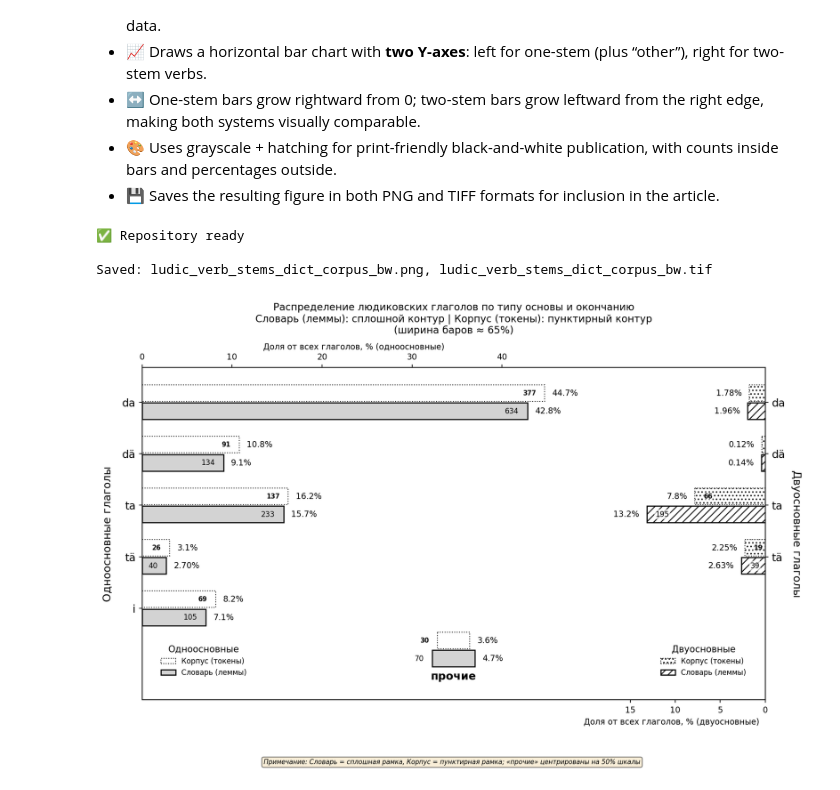
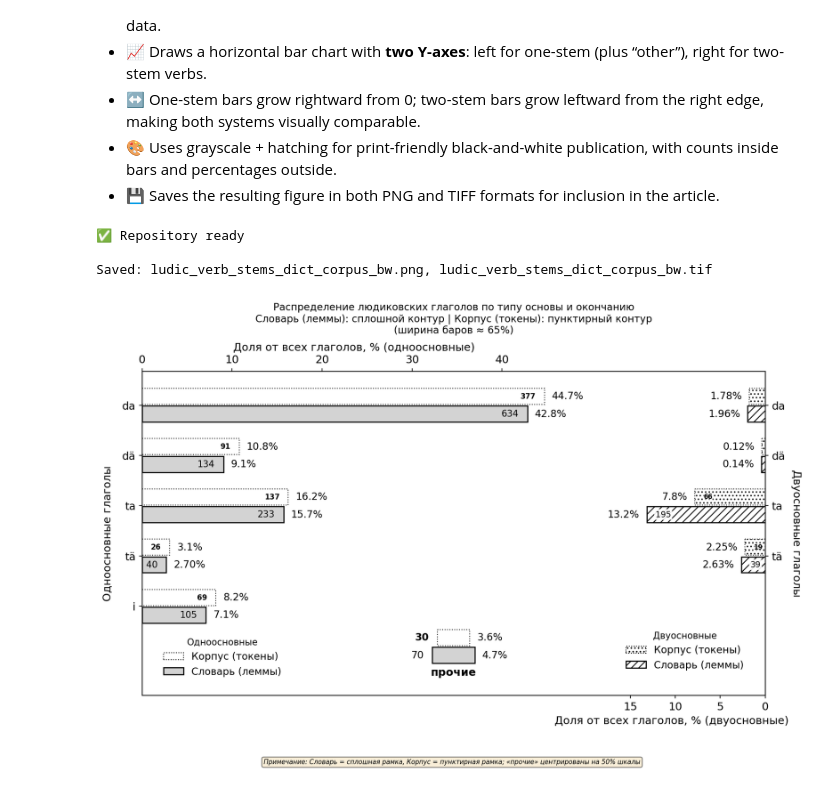
Before and after one commit to componavt/dictorpus-space, a Jupyter notebook: src/notebooks/ludic_verb_stems_distribution.ipynb, the cells around one changed output. Saved outputs shown, nothing was run; the diff lists cells and outputs as text; code cells hidden in the pictures.

Commit message:
bigger fontsize

```diff
--- a/src/notebooks/ludic_verb_stems_distribution.ipynb
+++ b/src/notebooks/ludic_verb_stems_distribution.ipynb
@@ -22,7 +22,7 @@ plt.rcParams["figure.dpi"] = 150
 plt.rcParams["font.family"] = "DejaVu Sans"
 
 # === Display parameters ===
-ANNOT_BG_ALPHA = 0.7      # background transparency for numbers in hatched bars
+ANNOT_BG_ALPHA = 0.9      # background transparency for numbers in hatched bars
 X_WIDTH_PERCENT = 65      # percentage of total X width occupied by bars
 BAR_GROUP_GAP = 0.35      # vertical gap between dictionary and corpus bars within a group
 BAR_HEIGHT = 0.32         # height of each individual bar (reduced for grouping)
@@ -155,10 +155,10 @@ def draw_chart():
         y_dict_left, lv_dict, lv_dict_visible, left_dict_cnts, left_dict_pcts
     ):
         ax.text(val_visible - 0.014 * x_max, y, str(cnt),  # ← ИСПРАВЛЕНО: val_visible
-                va="center", ha="right", fontsize=8, weight="normal")
+                va="center", ha="right", fontsize=10, weight="normal")
         pct_str = f"{pct:.1f}%" if pct > 3 else f"{pct:.2f}%"
         ax.text(val_visible + 0.012 * x_max, y, pct_str,  # ← ИСПРАВЛЕНО: val_visible
-                va="center", ha="left", fontsize=9, weight="normal")
+                va="center", ha="left", fontsize=11, weight="normal")
 
     # ═══════════════════════════════════════════════════════════════════
     # DICTIONARY DATA (solid bars) - RIGHT SIDE (two-stem)
@@ -175,13 +175,13 @@ def draw_chart():
 
         if label in ["da", "ta", "tä"] and val_visible > 2:  # ← ИСПРАВЛЕНО: val_visible
             txt = ax.text(left_edge + 0.014 * x_max, y, str(cnt),
-                          va="center", ha="left", fontsize=8, weight="normal")
+                          va="center", ha="left", fontsize=9, weight="normal")
             txt.set_bbox(dict(facecolor="white", edgecolor="none",
                               boxstyle="round,pad=0.15", alpha=ANNOT_BG_ALPHA))
 
         pct_str = f"{pct:.1f}%" if pct > 3 else f"{pct:.2f}%"
         ax.text(left_edge - 0.012 * x_max, y, pct_str,
-                va="center", ha="right", fontsize=9, weight="normal")
+                va="center", ha="right", fontsize=11, weight="normal")
 
     # ═══════════════════════════════════════════════════════════════════
     # DICTIONARY DATA - CENTER ("прочие")
@@ -194,10 +194,10 @@ def draw_chart():
             linewidth=1.2, linestyle="solid")
 
     ax.text(x_center - other_dict_visible / 2 - 0.014 * x_max, y_dict_other,
-            str(other_dict_cnt), va="center", ha="right", fontsize=8)
+            str(other_dict_cnt), va="center", ha="right", fontsize=11)
     pct_str = f"{other_dict_pct:.1f}%" if other_dict_pct > 3 else f"{other_dict_pct:.2f}%"
     ax.text(x_center + other_dict_visible / 2 + 0.012 * x_max, y_dict_other,
-            pct_str, va="center", ha="left", fontsize=9)
+            pct_str, va="center", ha="left", fontsize=11)
 
     # ═══════════════════════════════════════════════════════════════════
     # CORPUS DATA (dotted outline, NO hatch) - LEFT SIDE (one-stem)
@@ -213,10 +213,10 @@ def draw_chart():
         visible_val = pct * 3 if pct < 1 else pct
         if visible_val > 0.5:
             ax.text(visible_val - 0.014 * x_max, y, str(cnt),
-                    va="center", ha="right", fontsize=7, weight="bold", color="black")
+                    va="center", ha="right", fontsize=8, weight="bold", color="black")
         pct_str = f"{pct:.1f}%" if pct > 3 else f"{pct:.2f}%"
         ax.text(visible_val + 0.012 * x_max, y, pct_str,
-                va="center", ha="left", fontsize=9, weight="normal", color="black")
+                va="center", ha="left", fontsize=11, weight="normal", color="black")
 
     # ═══════════════════════════════════════════════════════════════════
     # CORPUS DATA (dotted outline + dots hatch) - RIGHT SIDE (two-stem)
@@ -239,7 +239,7 @@ def draw_chart():
 
         pct_str = f"{pct:.1f}%" if pct > 3 else f"{pct:.2f}%"
         ax.text(left_edge - 0.012 * x_max, y, pct_str,
-                va="center", ha="right", fontsize=9, weight="normal", color="black")
+                va="center", ha="right", fontsize=11, weight="normal", color="black")
 
     # ═══════════════════════════════════════════════════════════════════
     # CORPUS DATA - CENTER ("прочие"), NO hatch
@@ -252,10 +252,10 @@ def draw_chart():
 
     if other_corpus_cnt > 0:
         ax.text(x_center - other_corpus_visible / 2 - 0.014 * x_max, y_corpus_other,
-                str(other_corpus_cnt), va="center", ha="right", fontsize=7, weight="bold")
+                str(other_corpus_cnt), va="center", ha="right", fontsize=11, weight="bold")
     pct_str = f"{other_corpus_pct:.1f}%" if other_corpus_pct > 3 else f"{other_corpus_pct:.2f}%"
     ax.text(x_center + other_corpus_visible / 2 + 0.012 * x_max, y_corpus_other,
-            pct_str, va="center", ha="left", fontsize=9)
+            pct_str, va="center", ha="left", fontsize=11)
 
     # ═══════════════════════════════════════════════════════════════════
     # LABEL "прочие" ABOVE THE BARS (not between)
@@ -302,8 +302,8 @@ def draw_chart():
     ax.xaxis.set_label_position("top")
     top_ticks = [0, 10, 20, 30, 40]
     ax.set_xticks(top_ticks)
-    ax.set_xticklabels([str(t) for t in top_ticks], fontsize=9)
-    ax.set_xlabel("Доля от всех глаголов, % (одноосновные)", fontsize=9)
+    ax.set_xticklabels([str(t) for t in top_ticks], fontsize=12)
+    ax.set_xlabel("Доля от всех глаголов, % (одноосновные)", fontsize=12)
     ax.xaxis.label.set_x(0.34)  # ← СДВИГ ВЛЕВО: 0.0=левый край, 0.5=центр, 1.0=правый край
 
     # ═══════════════════════════════════════════════════════════════════
@@ -314,8 +314,8 @@ def draw_chart():
     bottom_tick_values = [0, 5, 10, 15]  #, 30, 40]
     bottom_tick_positions = [x_max - v for v in bottom_tick_values]
     ax_bot.set_xticks(bottom_tick_positions)
-    ax_bot.set_xticklabels([str(v) for v in bottom_tick_values], fontsize=9)
-    ax_bot.set_xlabel("Доля от всех глаголов, % (двуосновные)", fontsize=9)
+    ax_bot.set_xticklabels([str(v) for v in bottom_tick_values], fontsize=12)
+    ax_bot.set_xlabel("Доля от всех глаголов, % (двуосновные)", fontsize=12)
     ax_bot.xaxis.label.set_x(0.85)  # ← СДВИГ ВПРАВО: 0.5=центр, 1.0=правый край
 
     # 🔧 CRITICAL: Hide conflicting ticks (BEFORE tight_layout)
@@ -346,12 +346,12 @@ def draw_chart():
     legend1 = ax.legend(
         handles=legend_elements_left,
         loc="lower left",
-        fontsize=8,
+        fontsize=11,
         framealpha=0.95,
         frameon=True,
         edgecolor="white",
         ncol=1,
-        bbox_to_anchor=(LEGEND_X_LEFT, LEGEND_Y_BOTTOM),
+        bbox_to_anchor=(LEGEND_X_LEFT, LEGEND_Y_BOTTOM-0.02),
         title="Одноосновные"
     )
     ax.add_artist(legend1)  # Keep legend1 when adding legend2
@@ -370,7 +370,7 @@ def draw_chart():
     legend2 = ax.legend(
         handles=legend_elements_right,
         loc="lower right",
-        fontsize=8,
+        fontsize=11,
         framealpha=0.95,
         frameon=True,
         edgecolor="white",
@@ -383,31 +383,31 @@ def draw_chart():
     # Add note about visual encoding
     note_text = (
         "Примечание: Словарь = сплошная рамка, Корпус = пунктирная рамка; "
         "«прочие» центрированы на 50% шкалы"
     )
     fig.text(
         0.5, -0.02, note_text,
         ha="center", va="top", fontsize=7, style="italic",
         bbox=dict(boxstyle="round", facecolor="wheat", alpha=0.5)
     )
 
     plt.tight_layout(rect=[0, 0.03, 1, 1])
 
     out_png = "ludic_verb_stems_dict_corpus_bw.png"
     out_tif = "ludic_verb_stems_dict_corpus_bw.tif"
     fig.savefig(out_png, dpi=300, bbox_inches="tight")
     try:
         fig.savefig(out_tif, dpi=300, bbox_inches="tight")
         print(f"Saved: {out_png}, {out_tif}")
     except Exception as e:
         print(f"PNG saved ({out_png}); TIFF failed: {e}")
 
     plt.show()
 
 
 draw_chart()
 # %% [output]
 ✅ Repository ready
 
 Saved: ludic_verb_stems_dict_corpus_bw.png, ludic_verb_stems_dict_corpus_bw.tif
-[figure, old version]
+[figure, new version]
```
